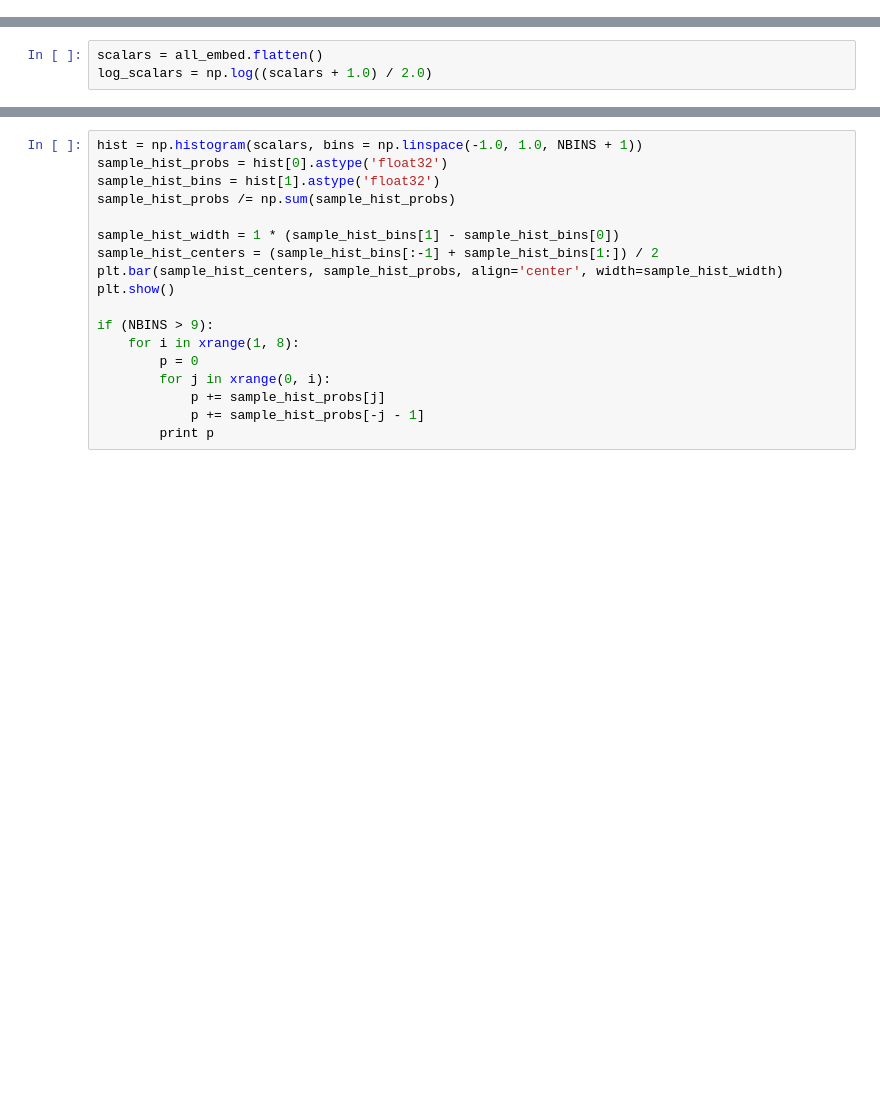
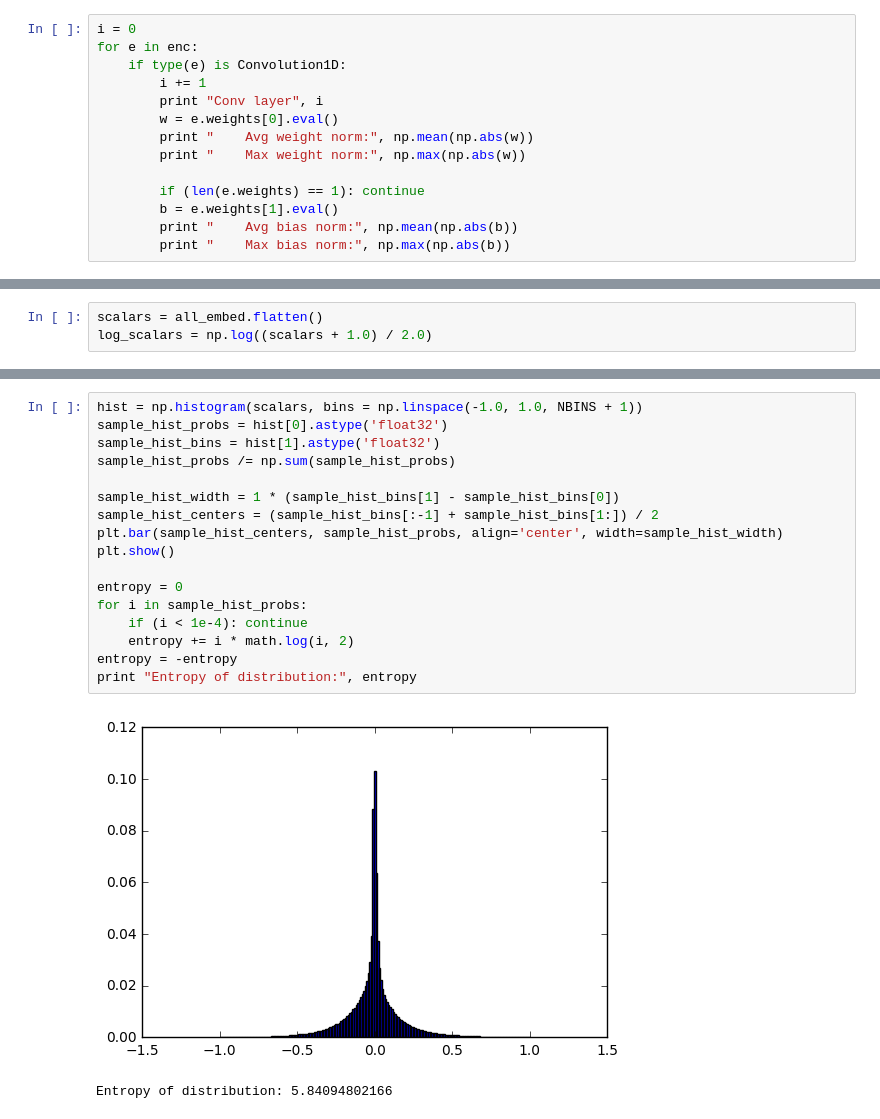
Before and after one commit to sri-kankanahalli/autoencoder-speech-compression, a Jupyter notebook: Regression Autoencoder - Residual.ipynb, the cells around one changed output, grey strips where cells are left out. Drawn from its saved outputs; the diff is of its cells as text; blank space fills up the shorter version.

```diff
--- a/Regression Autoencoder - Residual.ipynb
+++ b/Regression Autoencoder - Residual.ipynb
@@ -939,3 +1110,17 @@ discriminator = load_model('discrim_res_reg.h5', objs)
 # %%
 enc = model.layers[1].layers
 dec = model.layers[2].layers
+# %%
+i = 0
+for e in enc:
+    if type(e) is Convolution1D:
+        i += 1
+        print "Conv layer", i
+        w = e.weights[0].eval()
+        print "    Avg weight norm:", np.mean(np.abs(w))
+        print "    Max weight norm:", np.max(np.abs(w))
+
+        if (len(e.weights) == 1): continue
+        b = e.weights[1].eval()
+        print "    Avg bias norm:", np.mean(np.abs(b))
+        print "    Max bias norm:", np.max(np.abs(b))
@@ -1002,21 +1231,23 @@ print np.var(scalars)
 # %%
 hist = np.histogram(scalars, bins = np.linspace(-1.0, 1.0, NBINS + 1))
 sample_hist_probs = hist[0].astype('float32')
 sample_hist_bins = hist[1].astype('float32')
 sample_hist_probs /= np.sum(sample_hist_probs)
 
 sample_hist_width = 1 * (sample_hist_bins[1] - sample_hist_bins[0])
 sample_hist_centers = (sample_hist_bins[:-1] + sample_hist_bins[1:]) / 2
 plt.bar(sample_hist_centers, sample_hist_probs, align='center', width=sample_hist_width)
 plt.show()
 
-if (NBINS > 9):
-    for i in xrange(1, 8):
-        p = 0
-        for j in xrange(0, i):
-            p += sample_hist_probs[j]
-            p += sample_hist_probs[-j - 1]
-        print p
+entropy = 0
+for i in sample_hist_probs:
+    if (i < 1e-4): continue
+    entropy += i * math.log(i, 2)
+entropy = -entropy
+print "Entropy of distribution:", entropy
+# %% [output]
+[figure, added]
+Entropy of distribution: 5.84094802166
 # %%
 [rate, data] = sciwav.read("./SA1.WAV")
 data = data.astype(np.float32)
```
Also changed, not shown: parts of 20 cells of this notebook.
